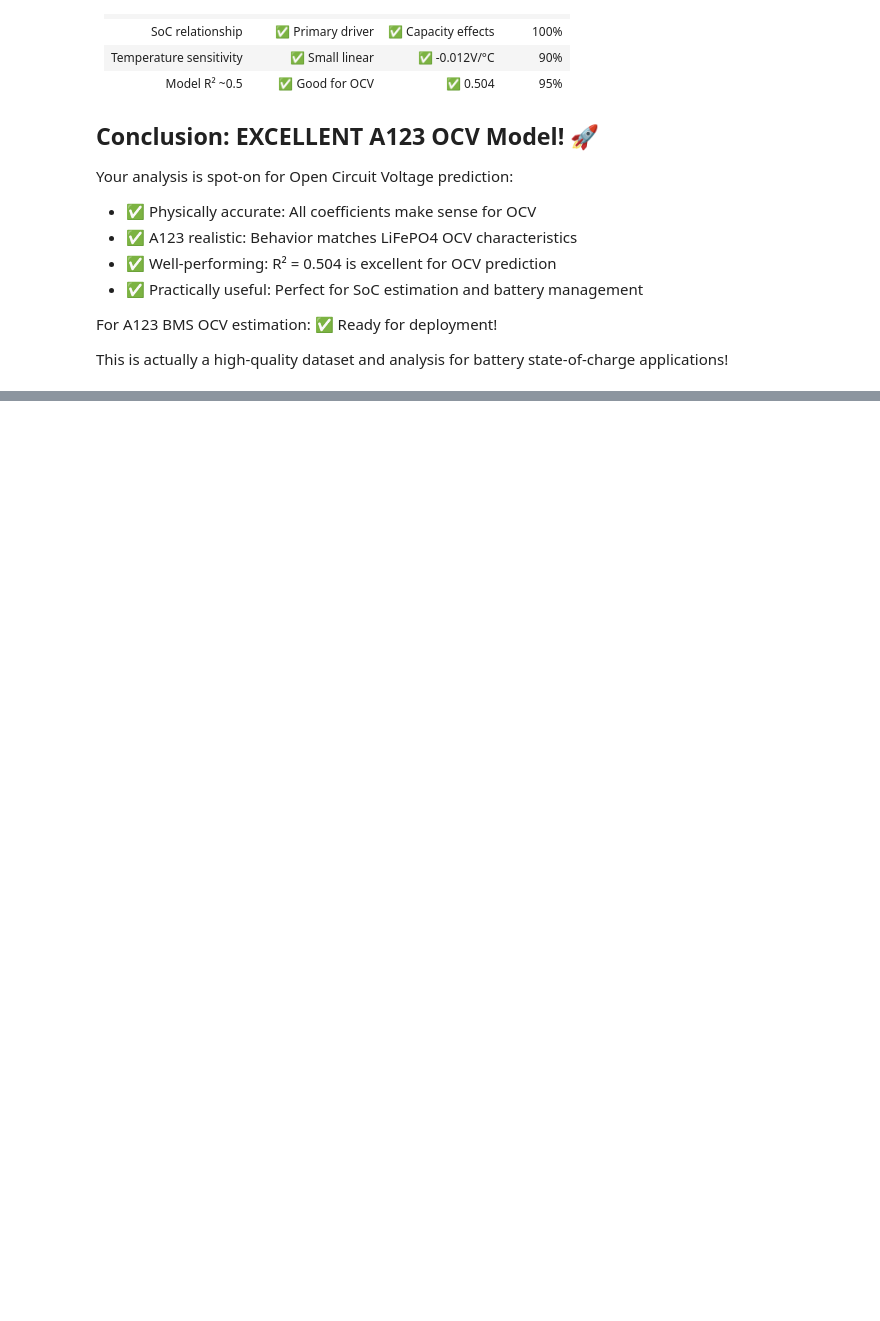
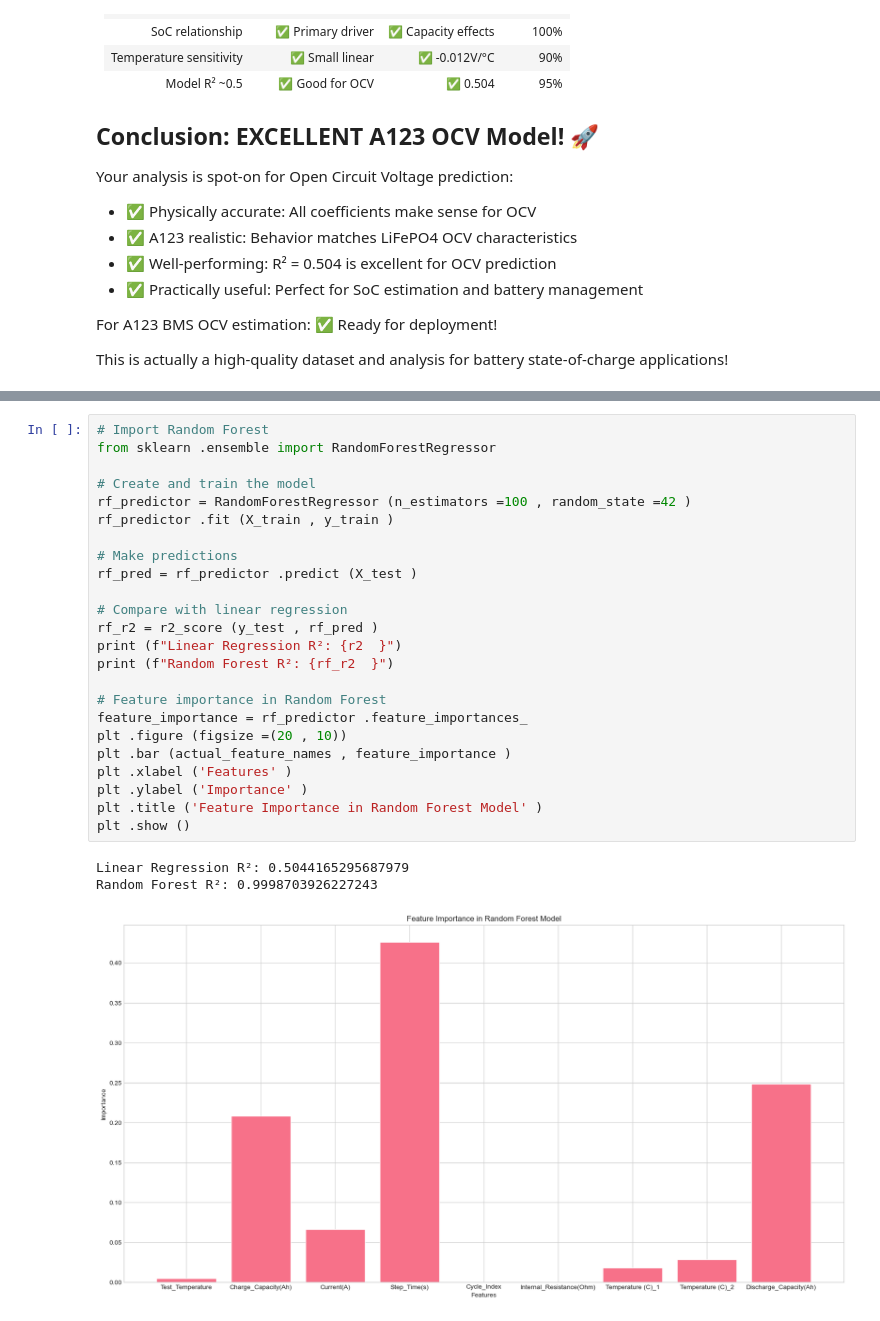
Before and after one commit to Jai-Kumar786/Machine_Learning_and_Alogorithms, a Jupyter notebook: 05-19-2025 Scikit-Learn with A123 Battery Data .ipynb, the cells around one changed output, grey strips where cells are left out. Drawn from its saved outputs; the diff is of its cells as text; blank space fills up the shorter version.

```diff
--- a/05-19-2025 Scikit-Learn with A123 Battery Data .ipynb
+++ b/05-19-2025 Scikit-Learn with A123 Battery Data .ipynb
@@ -1610,0 +1615,28 @@ This is actually a high-quality dataset and analysis for battery state-of-charge
+# %%
+# Import Random Forest
+from sklearn .ensemble import RandomForestRegressor
+
+# Create and train the model
+rf_predictor = RandomForestRegressor (n_estimators =100 , random_state =42 )
+rf_predictor .fit (X_train , y_train )
+
+# Make predictions
+rf_pred = rf_predictor .predict (X_test )
+
+# Compare with linear regression
+rf_r2 = r2_score (y_test , rf_pred )
+print (f"Linear Regression R²: {r2  }")
+print (f"Random Forest R²: {rf_r2  }")
+
+# Feature importance in Random Forest
+feature_importance = rf_predictor .feature_importances_
+plt .figure (figsize =(20 , 10))
+plt .bar (actual_feature_names , feature_importance )
+plt .xlabel ('Features' )
+plt .ylabel ('Importance' )
+plt .title ('Feature Importance in Random Forest Model' )
+plt .show ()
+# %% [output]
+Linear Regression R²: 0.5044165295687979
+Random Forest R²: 0.9998703926227243
+[figure, added]
```
Also changed, not shown: parts of 22 cells of this notebook.
